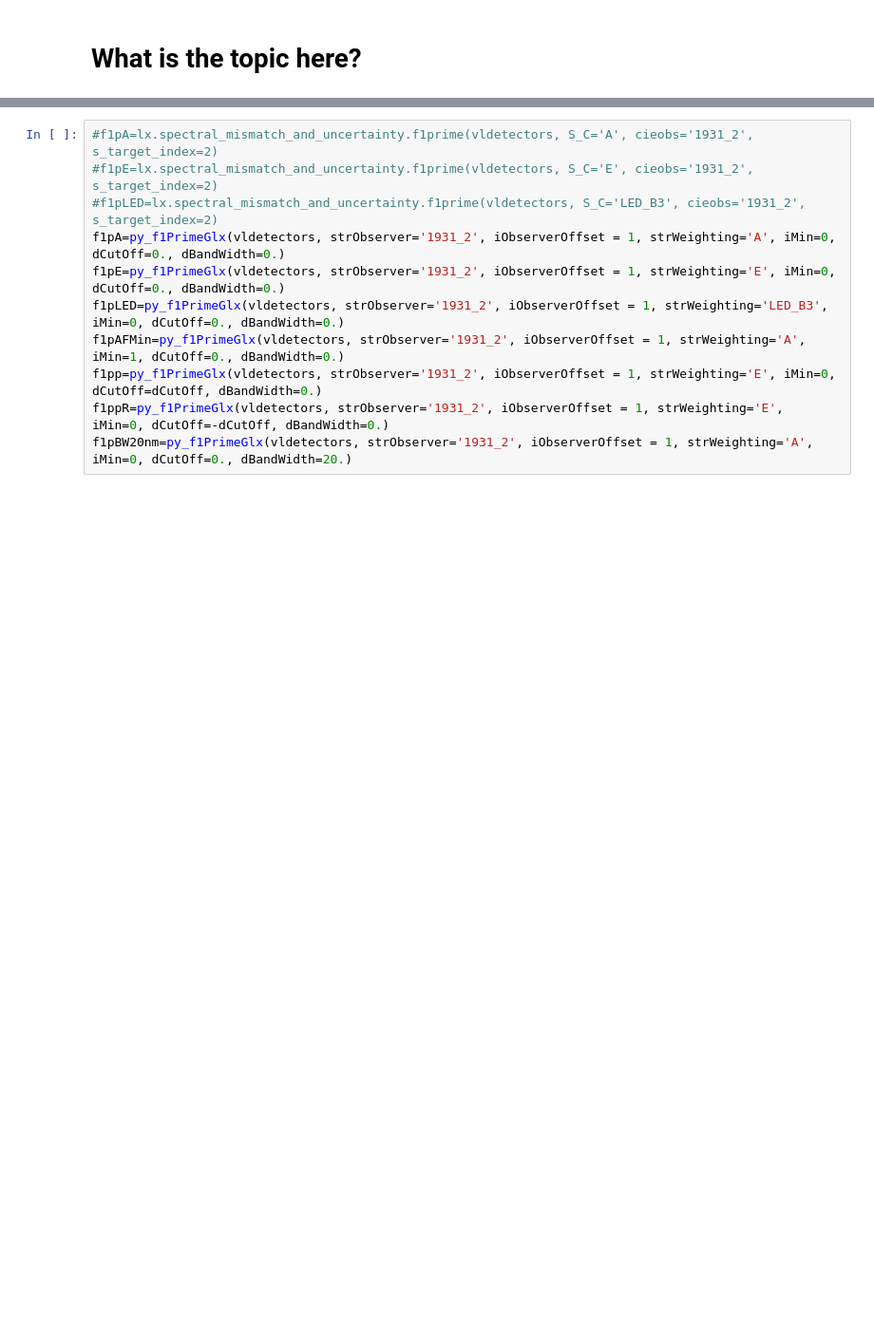
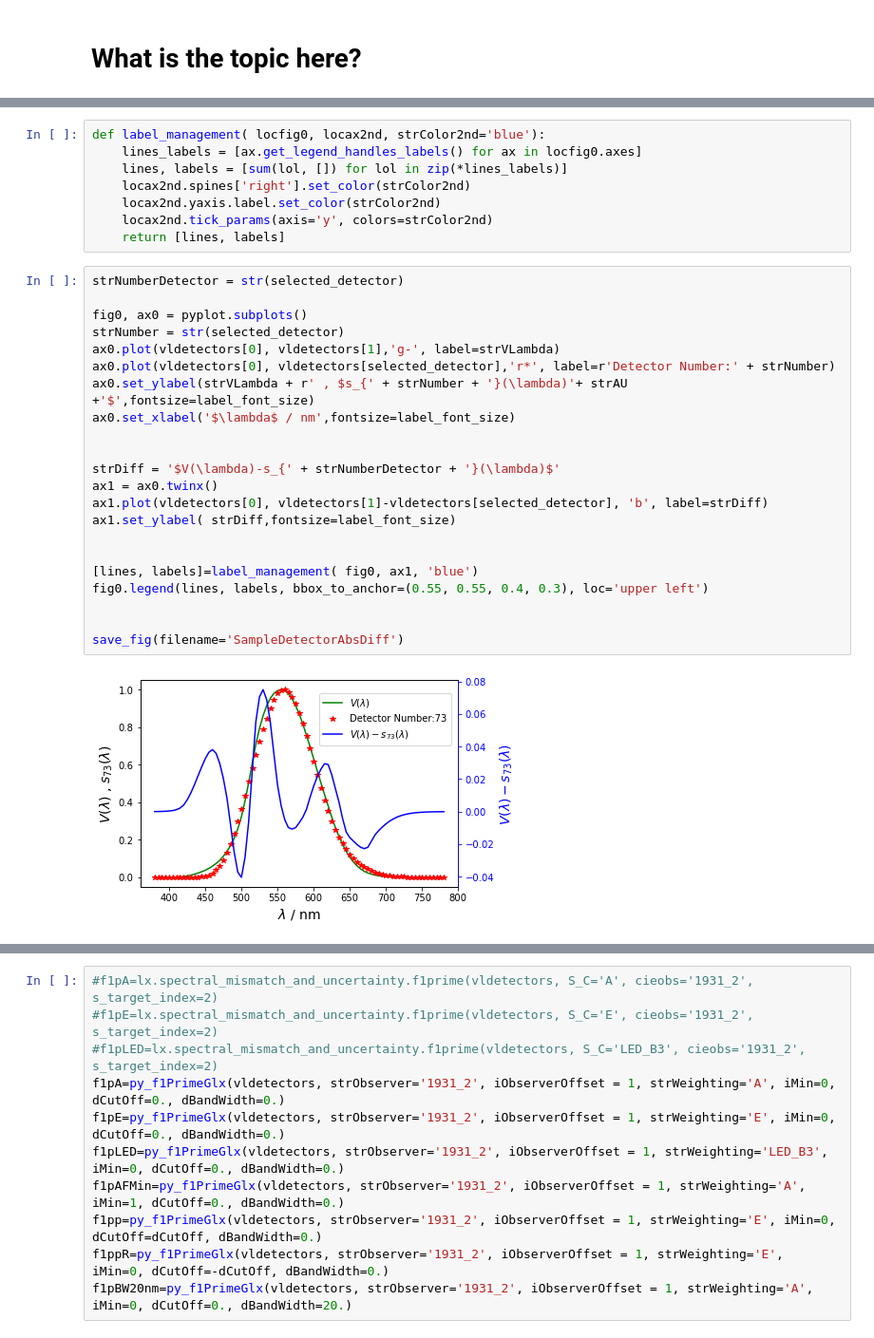
Before and after one commit to empir19nrm02/empir19nrm02, a Jupyter notebook: empir19nrm02/Jupyter/f1PrimeDetectorMet.ipynb, the cells around one changed output, grey strips where cells are left out. Shown at 95% size. Saved outputs shown, nothing was run; the diff lists cells and outputs as text; blank space fills up the shorter version.

```diff
--- a/empir19nrm02/Jupyter/f1PrimeDetectorMet.ipynb
+++ b/empir19nrm02/Jupyter/f1PrimeDetectorMet.ipynb
@@ -378,0 +379,32 @@ save_fig(filename='SampleDetector')
+# %%
+def label_management( locfig0, locax2nd, strColor2nd='blue'):
+    lines_labels = [ax.get_legend_handles_labels() for ax in locfig0.axes]
+    lines, labels = [sum(lol, []) for lol in zip(*lines_labels)]
+    locax2nd.spines['right'].set_color(strColor2nd)
+    locax2nd.yaxis.label.set_color(strColor2nd)
+    locax2nd.tick_params(axis='y', colors=strColor2nd)
+    return [lines, labels]
+# %%
+strNumberDetector = str(selected_detector)
+
+fig0, ax0 = pyplot.subplots()
+strNumber = str(selected_detector)
+ax0.plot(vldetectors[0], vldetectors[1],'g-', label=strVLambda)
+ax0.plot(vldetectors[0], vldetectors[selected_detector],'r*', label=r'Detector Number:' + strNumber)
+ax0.set_ylabel(strVLambda + r' , $s_{' + strNumber + '}(\lambda)'+ strAU +'$',fontsize=label_font_size)
+ax0.set_xlabel('$\lambda$ / nm',fontsize=label_font_size)
+
+
+strDiff = '$V(\lambda)-s_{' + strNumberDetector + '}(\lambda)$'
+ax1 = ax0.twinx()
+ax1.plot(vldetectors[0], vldetectors[1]-vldetectors[selected_detector], 'b', label=strDiff)
+ax1.set_ylabel( strDiff,fontsize=label_font_size)
+
+
+[lines, labels]=label_management( fig0, ax1, 'blue')
+fig0.legend(lines, labels, bbox_to_anchor=(0.55, 0.55, 0.4, 0.3), loc='upper left')
+
+
+save_fig(filename='SampleDetectorAbsDiff')
+# %% [output]
+[figure, added]
```
Also changed, not shown: parts of 83 cells of this notebook, 3 other files.
